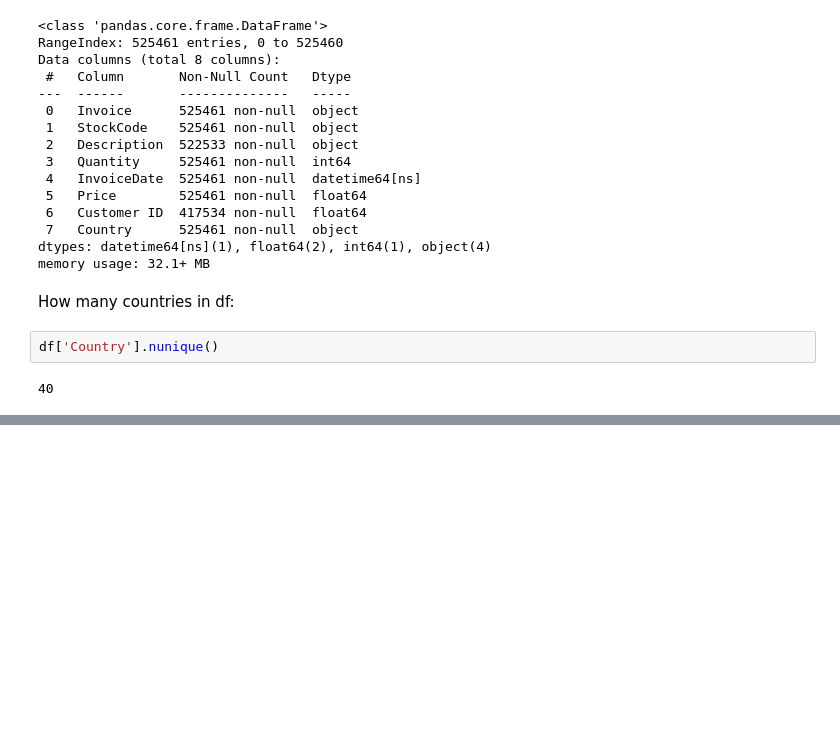
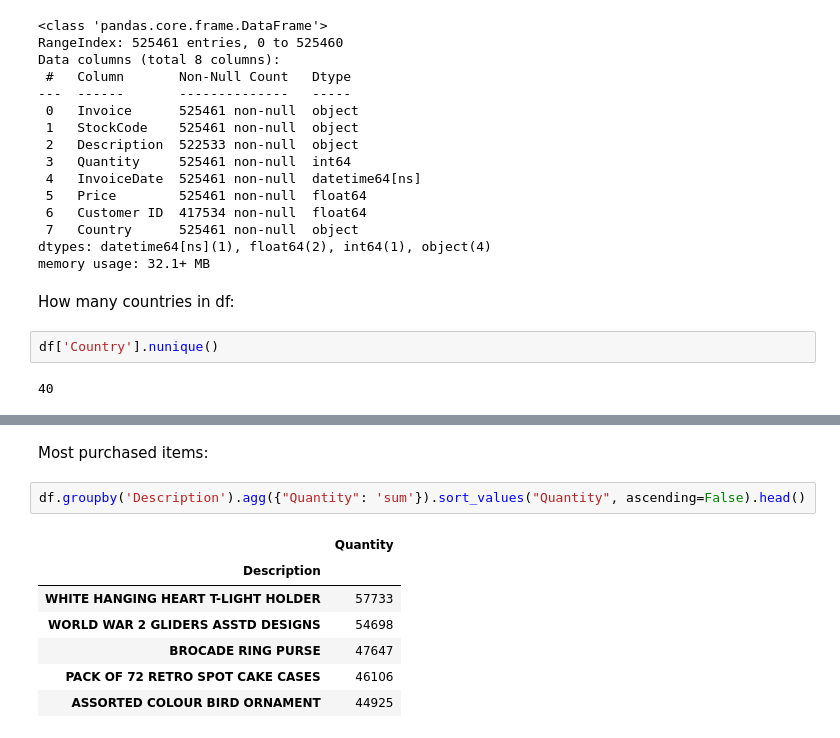
Before and after one commit to Rosiee0312/RFM-Analysis, a Jupyter notebook: notebook.ipynb, the cells around one changed output, grey strips where cells are left out. Cells and saved outputs as stored; diff of their text form; blank space fills up the shorter version.

```diff
--- a/notebook.ipynb
+++ b/notebook.ipynb
@@ -76,0 +114,12 @@ df['Country'].nunique()
+# %% [markdown]
+Most purchased items:
+# %%
+df.groupby('Description').agg({"Quantity": 'sum'}).sort_values("Quantity", ascending=False).head()
+# %% [output]
+|  | Quantity |
+| Description |  |
+| WHITE HANGING HEART T-LIGHT HOLDER | 57733 |
+| WORLD WAR 2 GLIDERS ASSTD DESIGNS | 54698 |
+| BROCADE RING PURSE | 47647 |
+| PACK OF 72 RETRO SPOT CAKE CASES | 46106 |
+| ASSORTED COLOUR BIRD ORNAMENT | 44925 |
```
Also changed, not shown: parts of 11 cells of this notebook.
